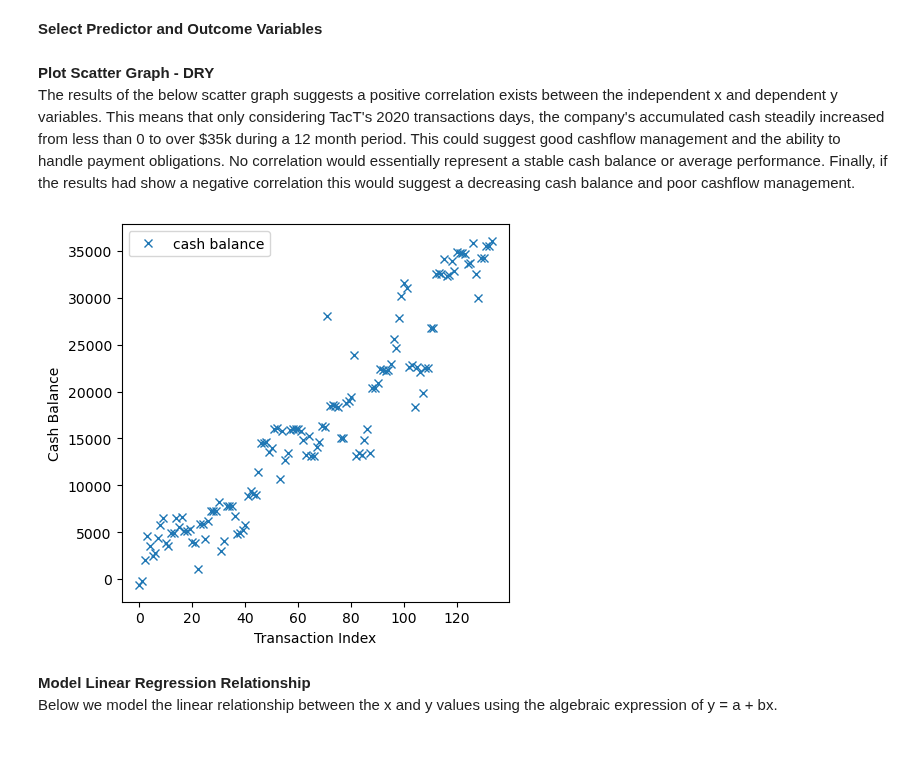
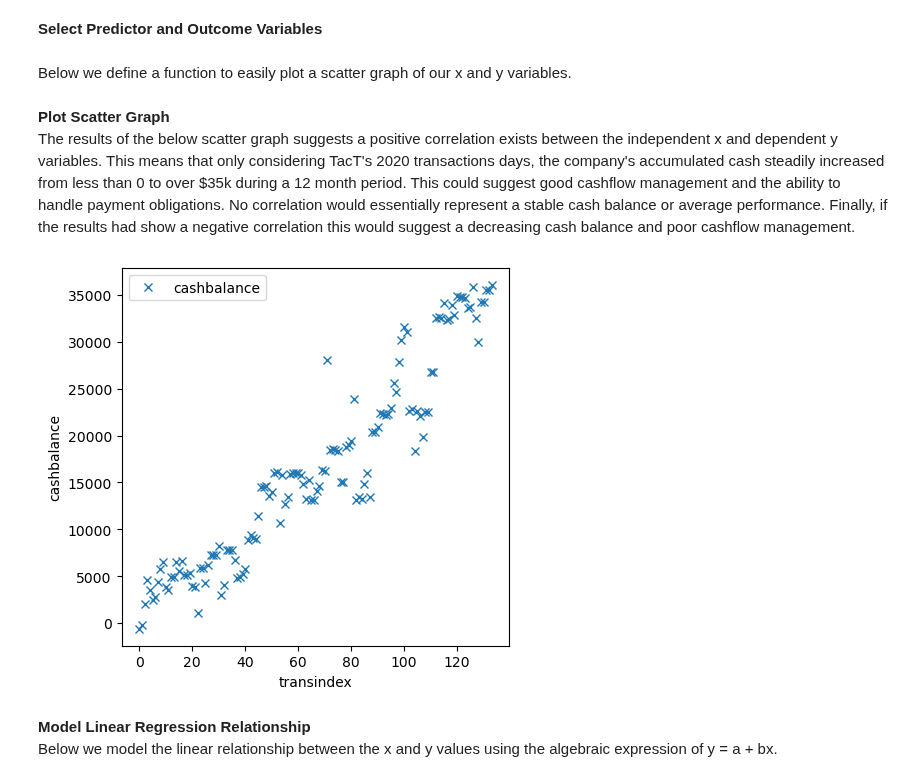
Before and after one commit to KenyattaDaniel/project-score, a Jupyter notebook: SMEsCashflowModelling.ipynb, the cells around one changed output. Drawn from its saved outputs; the diff is of its cells as text; code cells hidden in the pictures; blank space fills up the shorter version.

Commit message:
Add scatter function

```diff
--- a/SMEsCashflowModelling.ipynb
+++ b/SMEsCashflowModelling.ipynb
@@ -173,19 +173,24 @@ I'd like to explore the dataset to determine the most appropriate ML algorithms
 x = sumtrans2['transindex']
 # cashbalance figures are selected as the dependent y variables
 y = sumtrans2['cashbalance']
+# %% [markdown]
+Below we define a function to easily plot a scatter graph of our x and y variables.
+# %%
+def scatter(x,y,xlabel,ylabel,marker='x',label=y.name):
+    """Returns a scatter plot of x and y variables"""
+    plt.figure(figsize=(5,5), dpi=100)
+    plt.plot(x, y, marker, label=label)
+    plt.xlabel(xlabel)
+    plt.ylabel(ylabel)
+    plt.legend()
+    return plt.show()
 # %% [markdown]
-**Plot Scatter Graph - DRY**
+**Plot Scatter Graph**
 <br>The results of the below scatter graph suggests a positive correlation exists between the independent x and dependent y variables. This means that only considering TacT's 2020 transactions days, the company's accumulated cash steadily increased from less than 0 to over $35k during a 12 month period. This could suggest good cashflow management and the ability to handle payment obligations. No correlation would essentially represent a stable cash balance or average performance. Finally, if the results had show a negative correlation this would suggest a decreasing cash balance and poor cashflow management.
-# %%
-#Plot x and y variables
-plt.figure(figsize=(5,5), dpi=100)
-plt.plot(x, y, 'x', label='cash balance')
-plt.xlabel('Transaction Index')
-plt.ylabel('Cash Balance')
-plt.legend()
-plt.show()
-# %% [output]
-[figure, removed]
+# %%
+scatter(x,y,x.name,y.name)
+# %% [output]
+[figure, added]
 # %% [markdown]
 **Model Linear Regression Relationship**
 <br>Below we model the linear relationship between the x and y values using the algebraic expression of y = a + bx.
```
Also changed, not shown: parts of 14 cells of this notebook.
